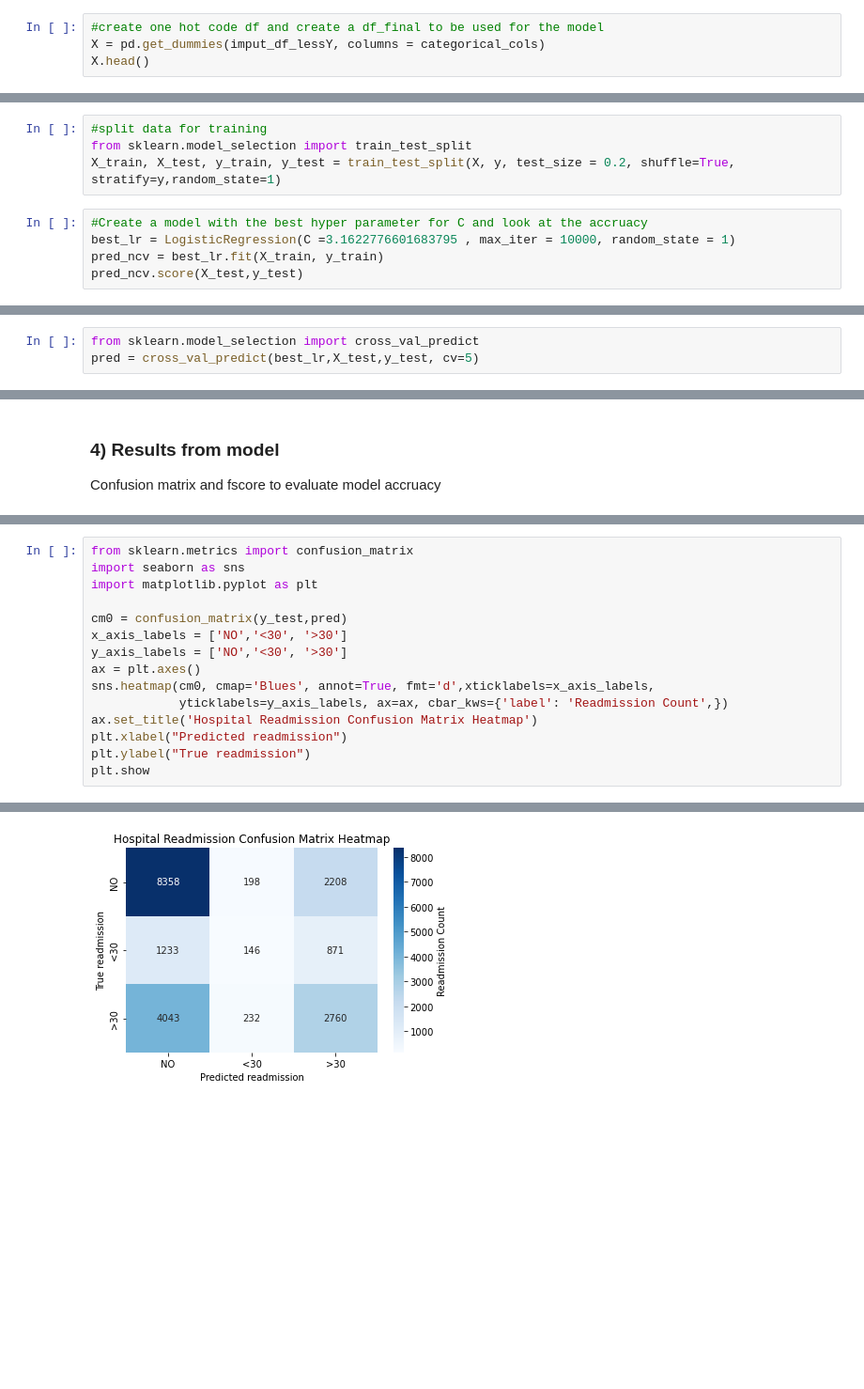
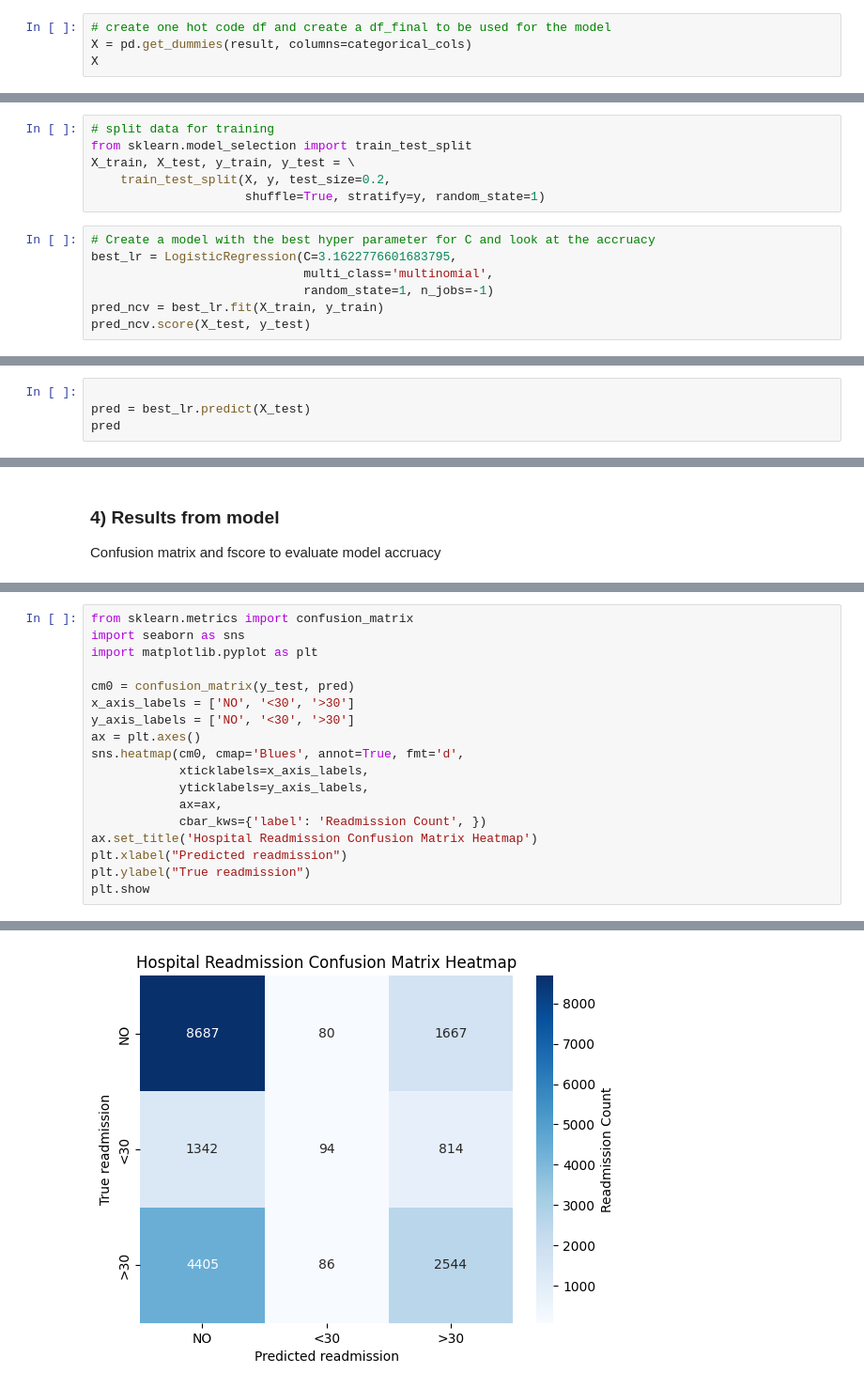
Before and after one commit to dk28yip/MSDS7333, a Jupyter notebook: DS7333_Case2v2.ipynb, the cells around one changed output, grey strips where cells are left out. Shown: that part at 94% size. Saved outputs shown, nothing was run; the diff lists cells and outputs as text; blank space fills up the shorter version.

```diff
--- a/DS7333_Case2v2.ipynb
+++ b/DS7333_Case2v2.ipynb
@@ -334,5 +486,5 @@ categorical_cols
 # %%
-#create one hot code df and create a df_final to be used for the model
-X = pd.get_dummies(imput_df_lessY, columns = categorical_cols)
-X.head()
+# create one hot code df and create a df_final to be used for the model
+X = pd.get_dummies(result, columns=categorical_cols)
+X
 # %% [output]
@@ -385,10 +571,14 @@ Best MSE: -1.3279196908316844
 # %%
-#split data for training
+# split data for training
 from sklearn.model_selection import train_test_split
-X_train, X_test, y_train, y_test = train_test_split(X, y, test_size = 0.2, shuffle=True, stratify=y,random_state=1)
+X_train, X_test, y_train, y_test = \
+    train_test_split(X, y, test_size=0.2,
+                     shuffle=True, stratify=y, random_state=1)
 # %%
-#Create a model with the best hyper parameter for C and look at the accruacy
-best_lr = LogisticRegression(C =3.1622776601683795 , max_iter = 10000, random_state = 1)
+# Create a model with the best hyper parameter for C and look at the accruacy
+best_lr = LogisticRegression(C=3.1622776601683795,
+                             multi_class='multinomial',
+                             random_state=1, n_jobs=-1)
 pred_ncv = best_lr.fit(X_train, y_train)
-pred_ncv.score(X_test,y_test)
+pred_ncv.score(X_test, y_test)
 # %% [output]
@@ -396,3 +586,4 @@ pred_ncv.score(X_test,y_test)
 # %%
-from sklearn.model_selection import cross_val_predict
-pred = cross_val_predict(best_lr,X_test,y_test, cv=5)
+
+pred = best_lr.predict(X_test)
+pred
@@ -415,19 +601,22 @@ Readmission +30days       0.47      0.39      0.43      7035
 # %%
 from sklearn.metrics import confusion_matrix
 import seaborn as sns
 import matplotlib.pyplot as plt
 
-cm0 = confusion_matrix(y_test,pred)
-x_axis_labels = ['NO','<30', '>30']
-y_axis_labels = ['NO','<30', '>30']
+cm0 = confusion_matrix(y_test, pred)
+x_axis_labels = ['NO', '<30', '>30']
+y_axis_labels = ['NO', '<30', '>30']
 ax = plt.axes()
-sns.heatmap(cm0, cmap='Blues', annot=True, fmt='d',xticklabels=x_axis_labels,
-            yticklabels=y_axis_labels, ax=ax, cbar_kws={'label': 'Readmission Count',})
+sns.heatmap(cm0, cmap='Blues', annot=True, fmt='d',
+            xticklabels=x_axis_labels,
+            yticklabels=y_axis_labels,
+            ax=ax,
+            cbar_kws={'label': 'Readmission Count', })
 ax.set_title('Hospital Readmission Confusion Matrix Heatmap')
 plt.xlabel("Predicted readmission")
 plt.ylabel("True readmission")
 plt.show
 # %% [output]
 <function matplotlib.pyplot.show(close=None, block=None)>
-[figure, old version]
+[figure, new version]
 # %%
```
Also changed, not shown: parts of 38 cells of this notebook.
